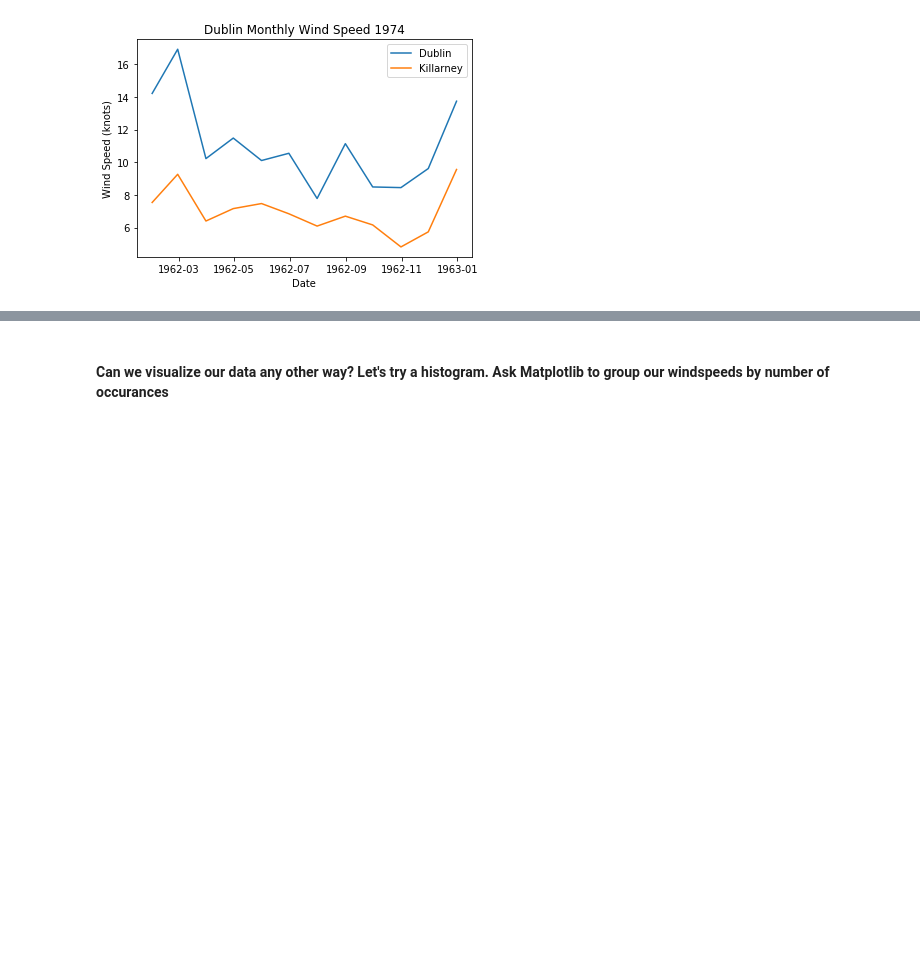
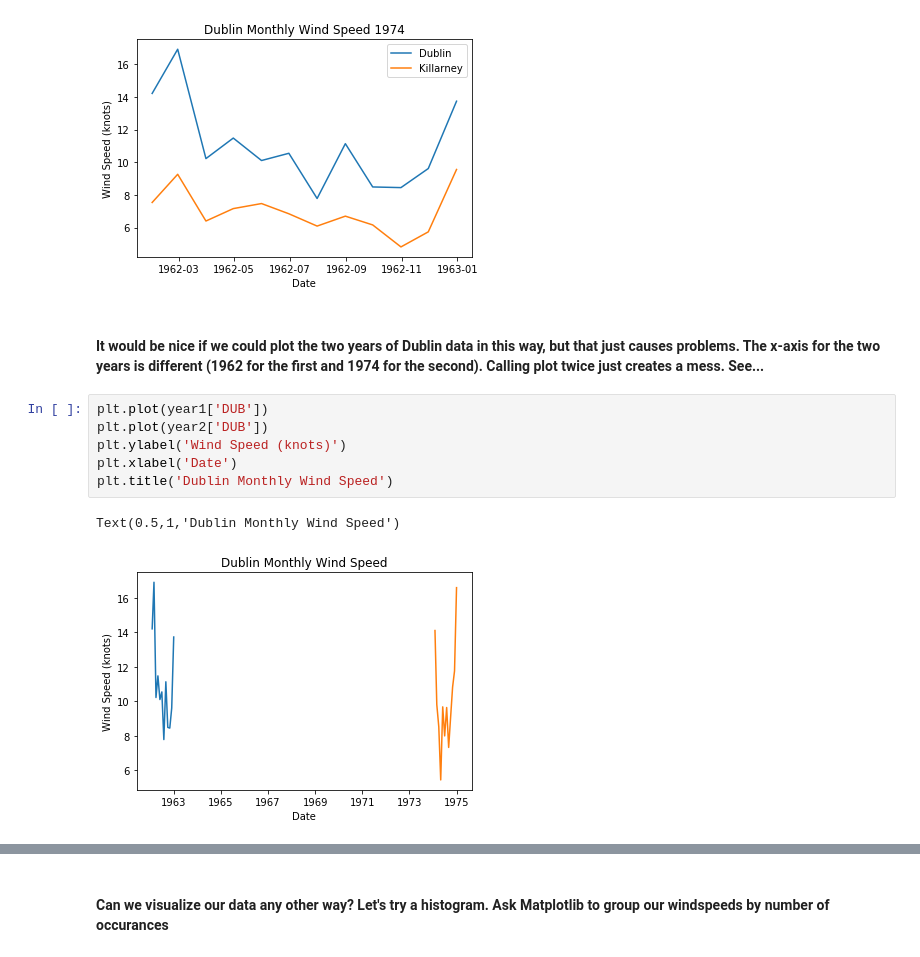
Before and after one commit to narock/scientific_computing_course, a Jupyter notebook: 02_Libraries/ipynb/04_Pandas_Wind.ipynb, the cells around one changed output, grey strips where cells are left out. Drawn from its saved outputs; the diff is of its cells as text; blank space fills up the shorter version.

```diff
--- a/02_Libraries/ipynb/04_Pandas_Wind.ipynb
+++ b/02_Libraries/ipynb/04_Pandas_Wind.ipynb
@@ -260,3 +260,14 @@ plt.legend(['Dublin','Killarney'])
 # %% [output]
 <matplotlib.legend.Legend at 0x...>
 [figure]
+# %% [markdown]
+#### It would be nice if we could plot the two years of Dublin data in this way, but that just causes problems. The x-axis for the two years is different (1962 for the first and 1974 for the second). Calling plot twice just creates a mess. See...
+# %%
+plt.plot(year1['DUB'])
+plt.plot(year2['DUB'])
+plt.ylabel('Wind Speed (knots)')
+plt.xlabel('Date')
+plt.title('Dublin Monthly Wind Speed')
+# %% [output]
+Text(0.5,1,'Dublin Monthly Wind Speed')
+[figure, added]
```
Also changed, not shown: parts of 2 cells of this notebook, 9 other files.
